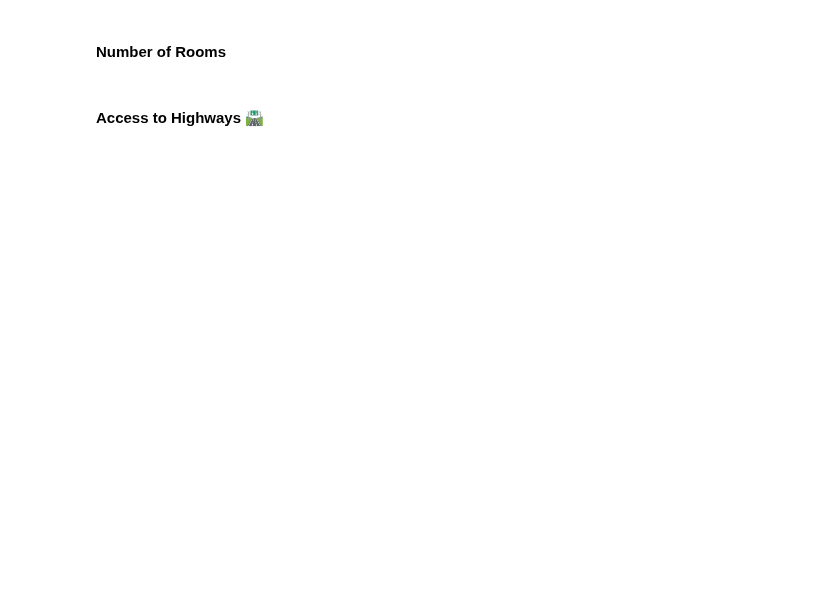
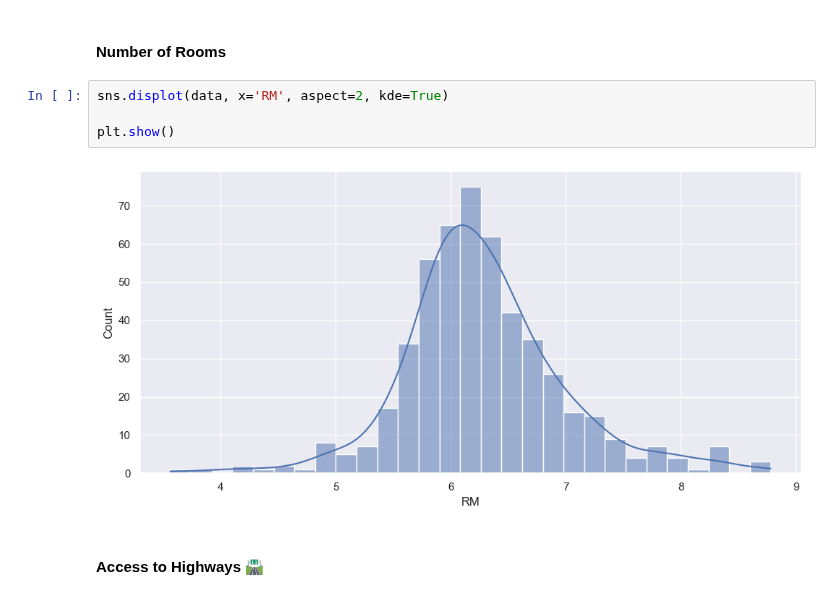
Before and after one commit to RafaelMoralesGallegos/100-days-of-Python, a Jupyter notebook: Day_81_Capstone/Multivariable_Regression_and_Valuation_Model.ipynb, the cells around one changed output. Drawn from its saved outputs; the diff is of its cells as text; blank space fills up the shorter version.

```diff
--- a/Day_81_Capstone/Multivariable_Regression_and_Valuation_Model.ipynb
+++ b/Day_81_Capstone/Multivariable_Regression_and_Valuation_Model.ipynb
@@ -181,4 +194,10 @@ What do you notice in the distributions of the data?
 # %% [markdown]
 #### Number of Rooms
+# %%
+sns.displot(data, x='RM', aspect=2, kde=True)
+
+plt.show()
+# %% [output]
+[figure, added]
 # %% [markdown]
 #### Access to Highways 🛣
```
Also changed, not shown: parts of 6 cells of this notebook.
